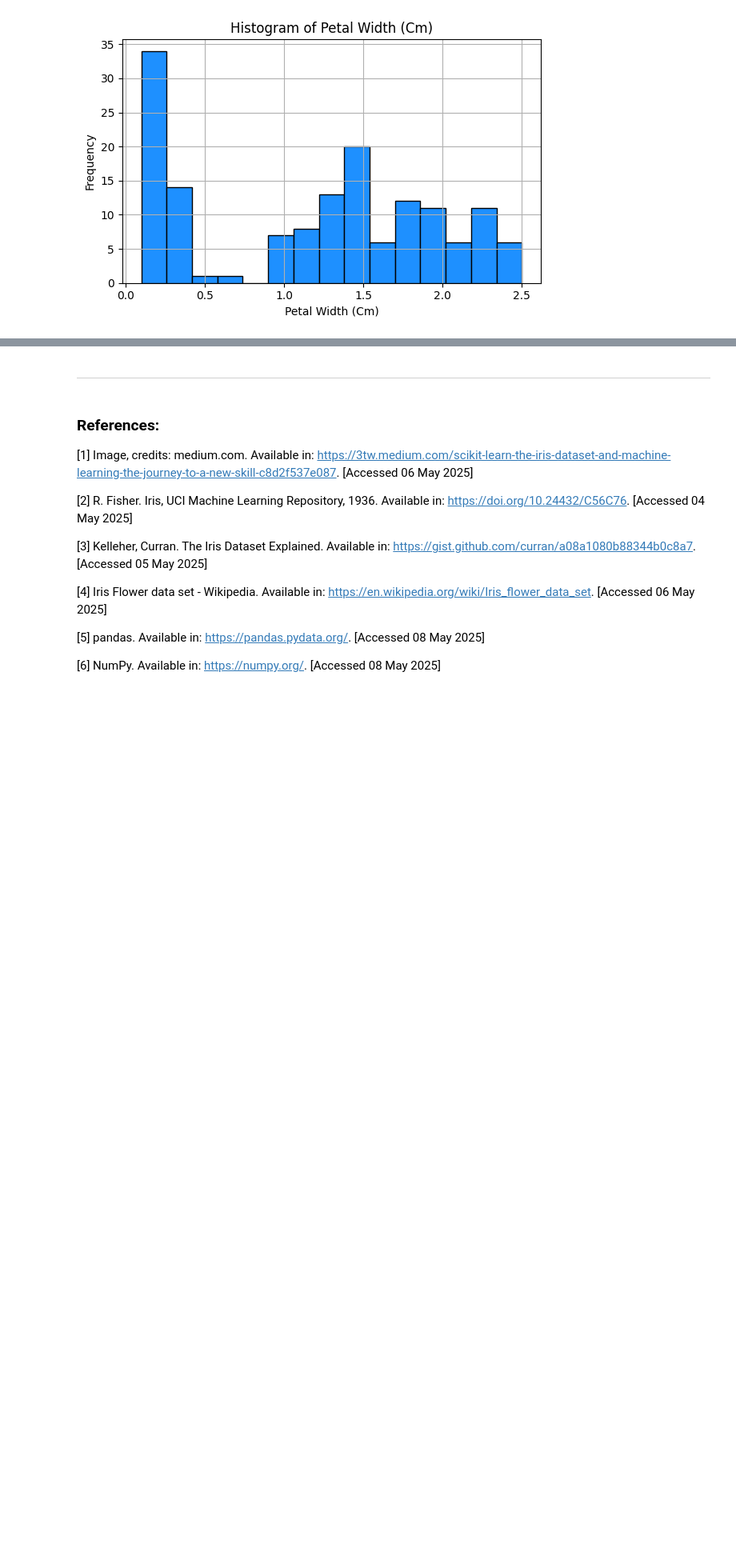
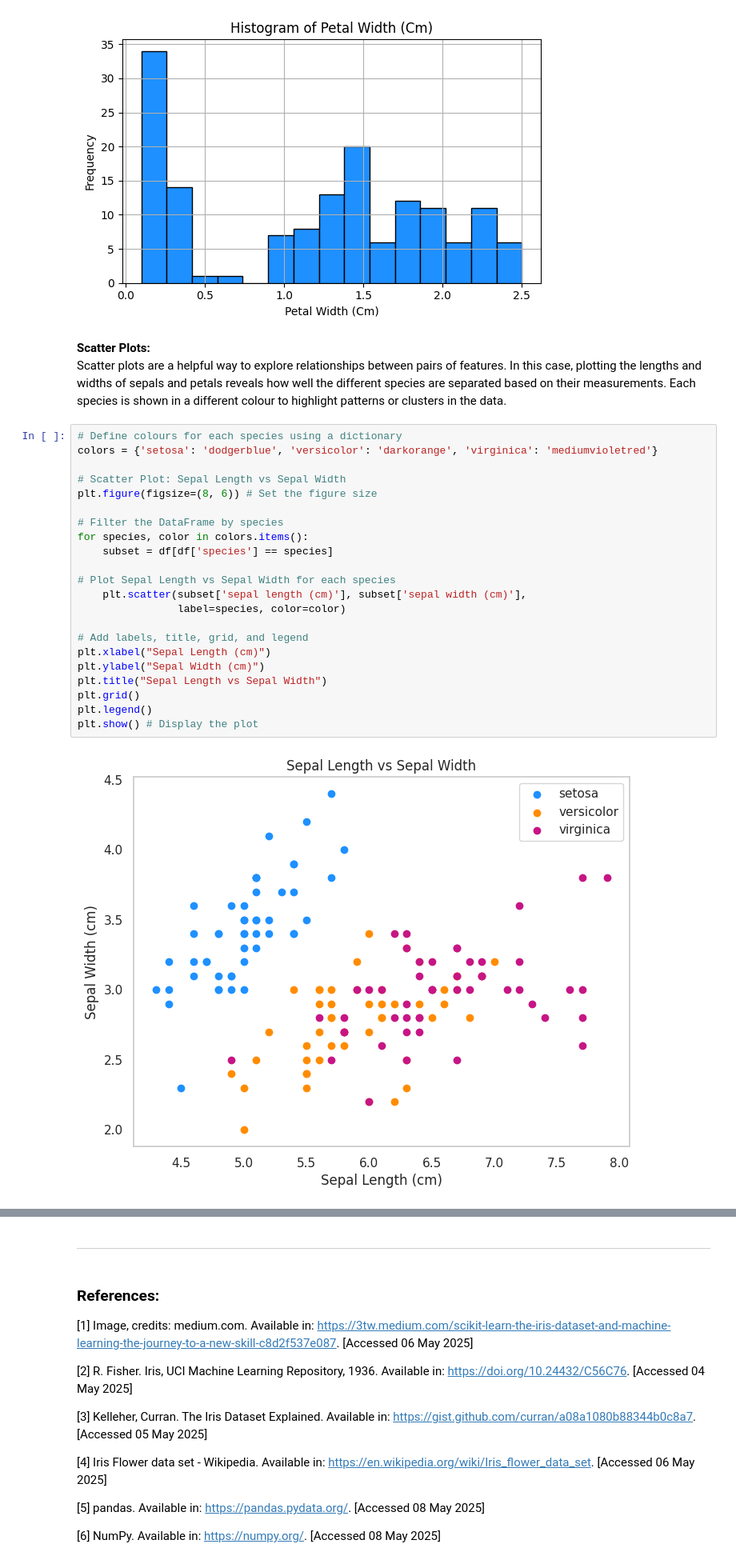
Before and after one commit to elainecazetta/pands-project, a Jupyter notebook: analysis.ipynb, the cells around one changed output, grey strips where cells are left out. Shown at 80% size. Cells and saved outputs as stored; diff of their text form; blank space fills up the shorter version.

Commit message:
add plots

```diff
--- a/analysis.ipynb
+++ b/analysis.ipynb
@@ -320,3 +320,30 @@ for feature in features:
 [figure]
 [figure]
 [figure]
+# %% [markdown]
+**Scatter Plots:**
+Scatter plots are a helpful way to explore relationships between pairs of features. In this case, plotting the lengths and widths of sepals and petals reveals how well the different species are separated based on their measurements. Each species is shown in a different colour to highlight patterns or clusters in the data.
+# %%
+# Define colours for each species using a dictionary
+colors = {'setosa': 'dodgerblue', 'versicolor': 'darkorange', 'virginica': 'mediumvioletred'}
+
+# Scatter Plot: Sepal Length vs Sepal Width
+plt.figure(figsize=(8, 6)) # Set the figure size
+
+# Filter the DataFrame by species
+for species, color in colors.items():
+    subset = df[df['species'] == species]
+
+# Plot Sepal Length vs Sepal Width for each species
+    plt.scatter(subset['sepal length (cm)'], subset['sepal width (cm)'],
+                label=species, color=color)
+
+# Add labels, title, grid, and legend
+plt.xlabel("Sepal Length (cm)")
+plt.ylabel("Sepal Width (cm)")
+plt.title("Sepal Length vs Sepal Width")
+plt.grid()
+plt.legend()
+plt.show() # Display the plot
+# %% [output]
+[figure, added]
```
Also changed, not shown: parts of 3 cells of this notebook.
